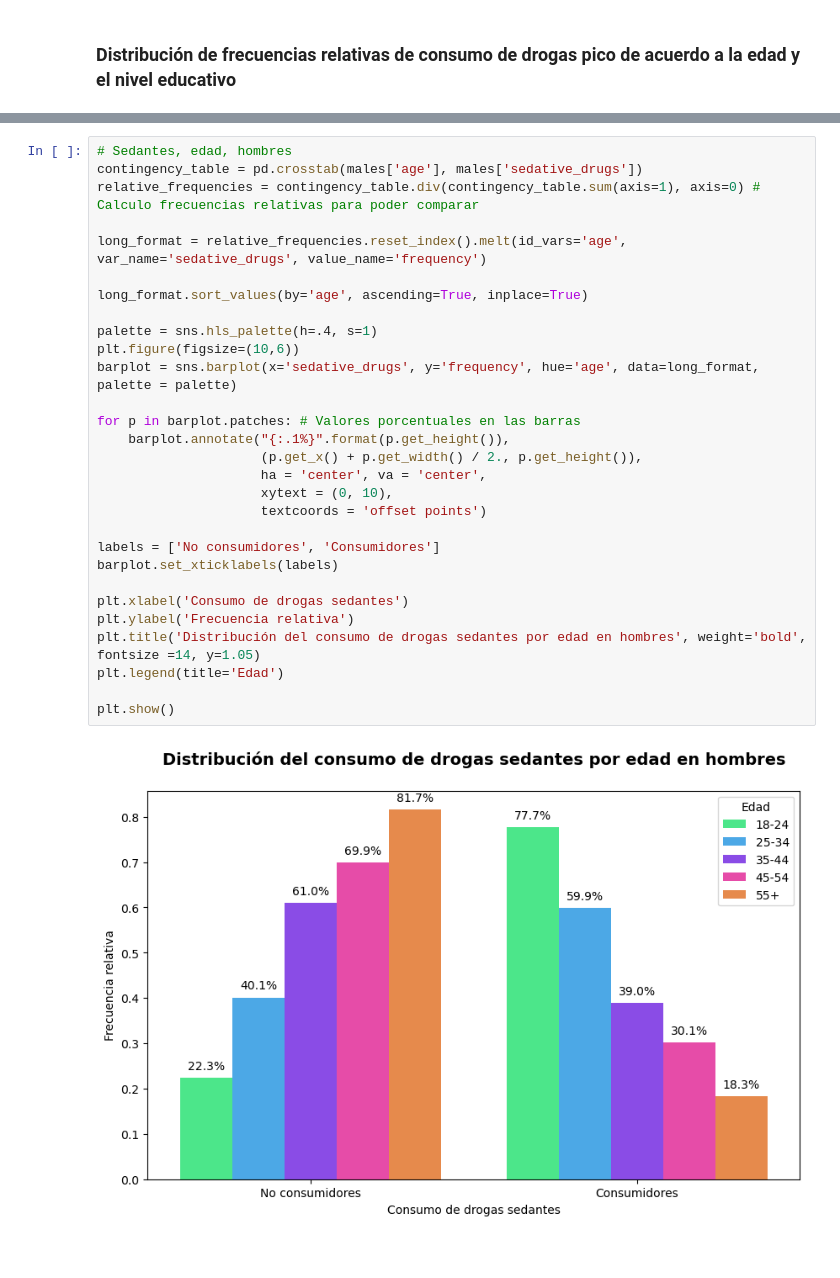
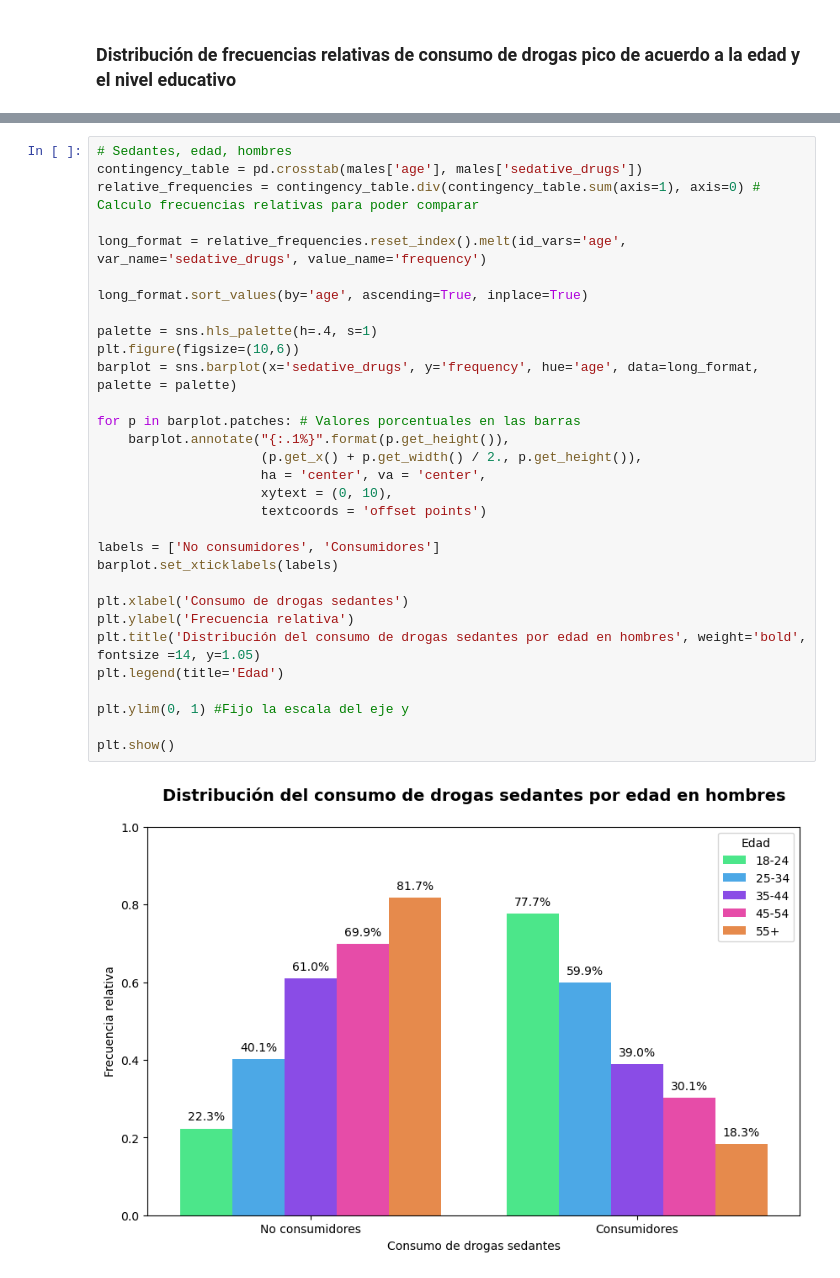
Before and after one commit to manularrea/Group_Projects_Afi, a Jupyter notebook: entrega_1/code/visualizations.ipynb, the cells around one changed output, grey strips where cells are left out. Saved outputs shown, nothing was run; the diff lists cells and outputs as text.

```diff
--- a/entrega_1/code/visualizations.ipynb
+++ b/entrega_1/code/visualizations.ipynb
@@ -268,34 +276,36 @@ plt.show()
 # %%
 # Sedantes, edad, hombres
 contingency_table = pd.crosstab(males['age'], males['sedative_drugs'])
 relative_frequencies = contingency_table.div(contingency_table.sum(axis=1), axis=0) # Calculo frecuencias relativas para poder comparar
 
 long_format = relative_frequencies.reset_index().melt(id_vars='age', var_name='sedative_drugs', value_name='frequency')
 
 long_format.sort_values(by='age', ascending=True, inplace=True)
 
 palette = sns.hls_palette(h=.4, s=1)
 plt.figure(figsize=(10,6))
 barplot = sns.barplot(x='sedative_drugs', y='frequency', hue='age', data=long_format,  palette = palette)
 
 for p in barplot.patches: # Valores porcentuales en las barras
     barplot.annotate("{:.1%}".format(p.get_height()),
                      (p.get_x() + p.get_width() / 2., p.get_height()),
                      ha = 'center', va = 'center',
                      xytext = (0, 10),
                      textcoords = 'offset points')
 
 labels = ['No consumidores', 'Consumidores']
 barplot.set_xticklabels(labels)
 
 plt.xlabel('Consumo de drogas sedantes')
 plt.ylabel('Frecuencia relativa')
 plt.title('Distribución del consumo de drogas sedantes por edad en hombres', weight='bold', fontsize =14, y=1.05)
 plt.legend(title='Edad')
 
+plt.ylim(0, 1) #Fijo la escala del eje y
+
 plt.show()
 # %% [output]
-[figure, old version]
+[figure, new version]
 # %%
 # Recreativas, edad, hombres
 contingency_table = pd.crosstab(males['age'], males['recreational_drugs'])
```
Also changed, not shown: parts of 7 cells of this notebook.
